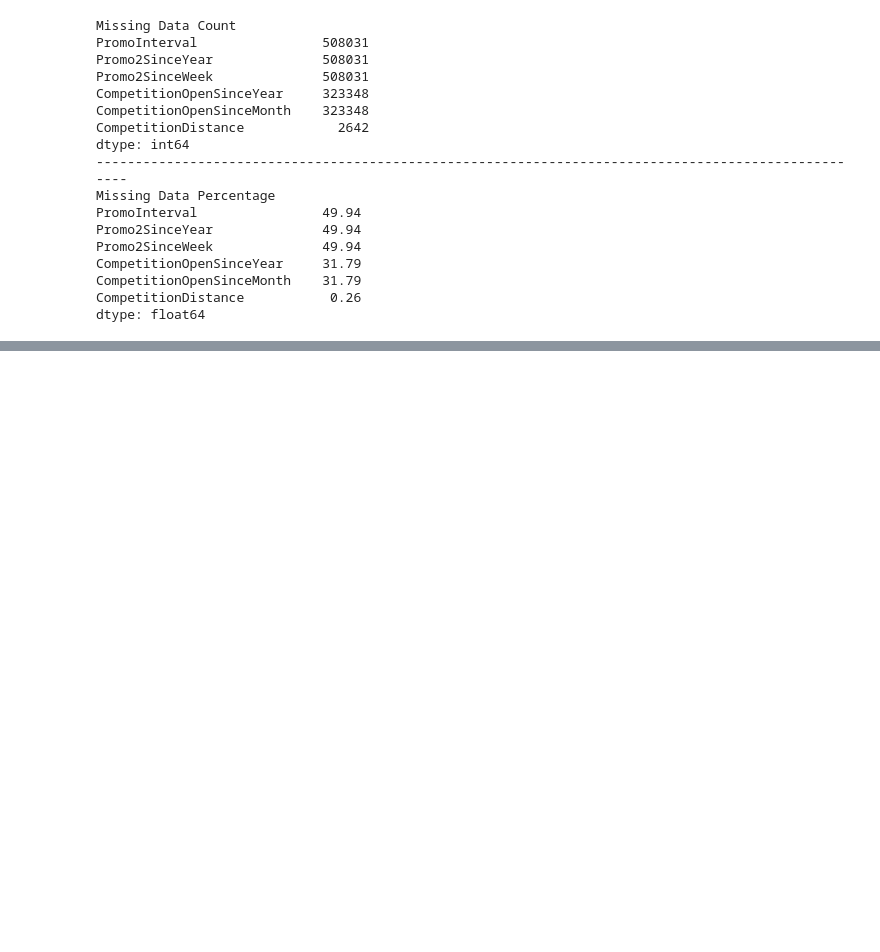
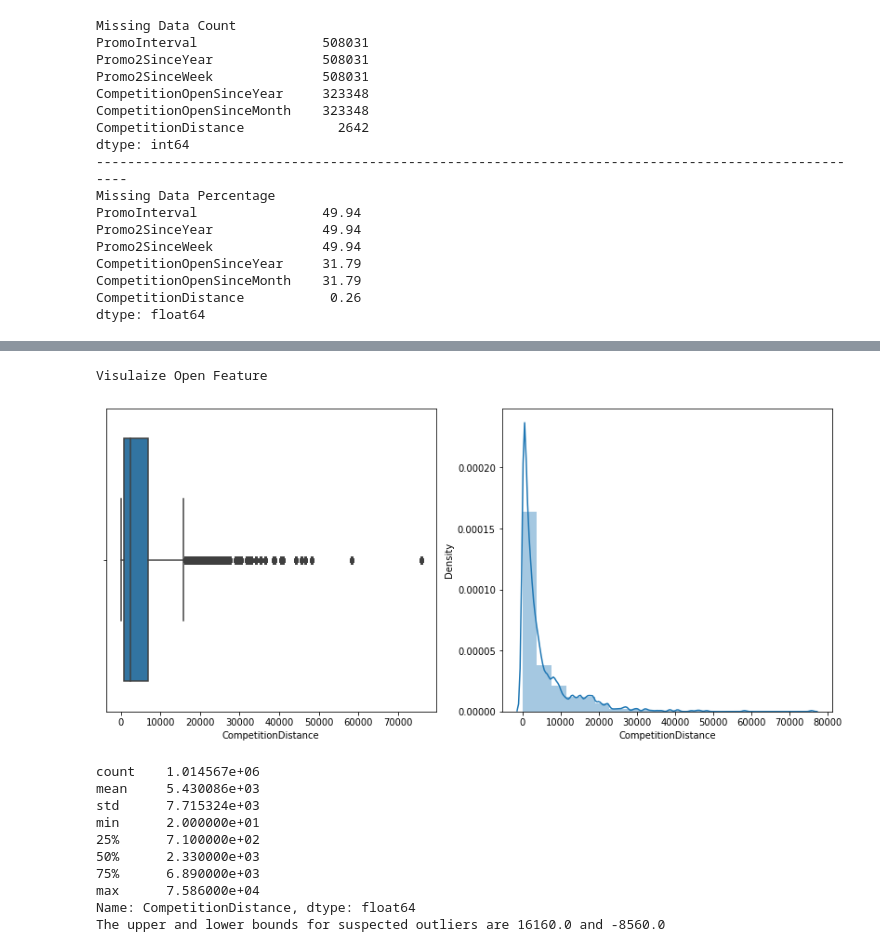
Before and after one commit to AnkitPatel745/Retail-Sales-Prediction-Capstone_Project, a Jupyter notebook: Rossmann_Sales_Prediction_Capstone_Project(ML_Regression).ipynb, the cells around one changed output, grey strips where cells are left out. Cells and saved outputs as stored; diff of their text form; code cells hidden in the pictures; blank space fills up the shorter version.

```diff
--- a/Rossmann_Sales_Prediction_Capstone_Project(ML_Regression).ipynb
+++ b/Rossmann_Sales_Prediction_Capstone_Project(ML_Regression).ipynb
@@ -226,0 +276,19 @@ sns.boxplot(df['Customers'])
+# %%
+# plotting the boxplot and Density for finding the Outlier in the CompetitionDistance Dataset
+### CompetitionDistance
+print('Visulaize CompetitionDistance Feature')
+visualize_num_feature(df.CompetitionDistance)
+stat_summary(df.CompetitionDistance)
+# %% [output]
+Visulaize Open Feature
+[figure, added]
+count    1.014567e+06
+mean     5.430086e+03
+std      7.715324e+03
+min      2.000000e+01
+25%      7.100000e+02
+50%      2.330000e+03
+75%      6.890000e+03
+max      7.586000e+04
+Name: CompetitionDistance, dtype: float64
+The upper and lower bounds for suspected outliers are 16160.0 and -8560.0
```
Also changed, not shown: parts of 19 cells of this notebook.
